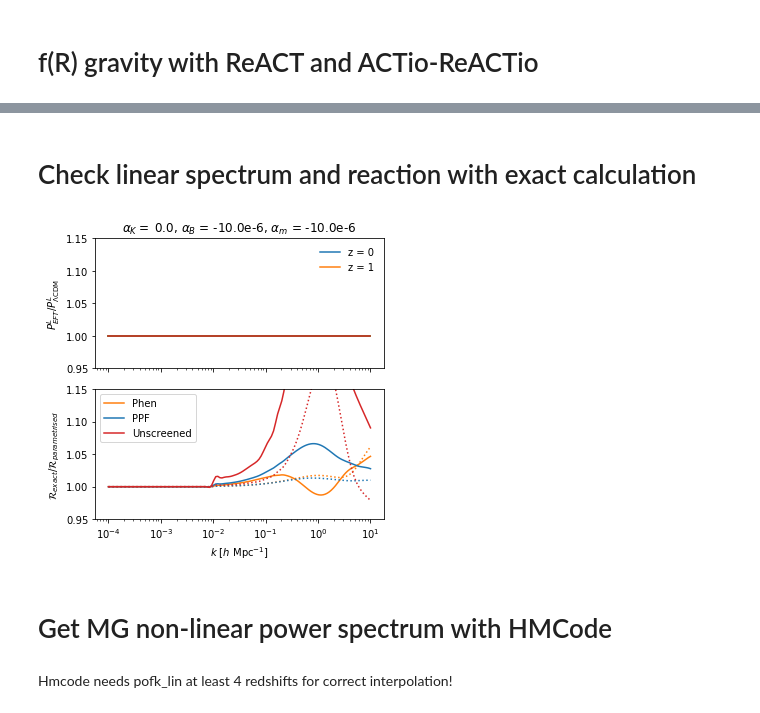
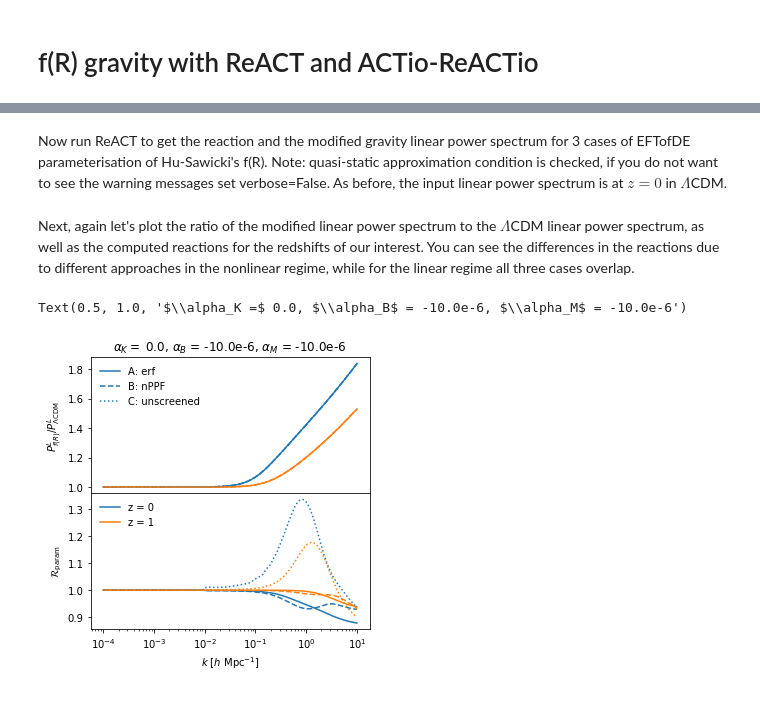
Before and after one commit to nebblu/ACTio-ReACTio, a Jupyter notebook: notebooks/pyreact_demo-fofR.ipynb, the cells around one changed output, grey strips where cells are left out. Drawn from its saved outputs; the diff is of its cells as text; code cells hidden in the pictures.

Commit message:
added in p8 parameter in nPPF and corrected fofr notebook accordingly

```diff
--- a/notebooks/pyreact_demo-fofR.ipynb
+++ b/notebooks/pyreact_demo-fofR.ipynb
@@ -21,7 +24,6 @@ A_s = 2.1e-9
 m_nu = 0.0
 w0 = -1.0
 w_a = 0.0
-Omega_m = Omega_c+Omega_b
 
 p = camb.CAMBparams(WantTransfer=True,
                     Want_CMB=False, Want_CMB_lensing=False, DoLensing=False,
@@ -33,7 +35,6 @@ p.set_cosmology(H0=h*100, ombh2=Omega_b*h**2, omch2=Omega_c*h**2, omk=0, mnu=m_n
 p.set_initial_power(camb.initialpower.InitialPowerLaw(As=A_s, ns=n_s))
 p.set_dark_energy(w=w0,wa=w_a)
 
-#print(np.linspace(0.0, 10.0, 64, endpoint=True)[::-1])
 p.set_matter_power(redshifts=np.linspace(0.0, 1.0, 4, endpoint=True)[::-1],
                    kmax=10.0, nonlinear=False)
 
@@ -165,23 +170,23 @@ c0 = 0.
 extraparsA[12] = c0
 extraparsB[12] = c0
 extraparsC[12] = c0
+# %% [markdown]
+Now run ReACT to get the reaction and the modified gravity linear power spectrum for 3 cases of EFTofDE parameterisation of Hu-Sawicki's f(R). Note: quasi-static approximation condition is checked, if you do not want to see the warning messages set verbose=False. As before, the input linear power spectrum is at $z=0$ in $\Lambda$CDM.
 # %%
 RA, pofk_lin_EFT_reactA,sigma_8_EFTA, pseudoA = react.compute_reaction_ext(
                                 h, n_s, Omega_m, Omega_b, sigma_8, z_react, k_lin, pofk_lin_camb[0], mymodelA,
                                 extraparsA,
                                 is_transfer=False, mass_loop=massloop,
-                                verbose=True)
+                                verbose=False)
 
 RB, pofk_lin_EFT_reactB,sigma_8_EFTB, pseudoB = react.compute_reaction_ext(
                                 h, n_s, Omega_m, Omega_b, sigma_8, z_react, k_lin, pofk_lin_camb[0], mymodelB,
                                 extraparsB,
                                 is_transfer=False, mass_loop=massloop,
-                                verbose=True)
+                                verbose=False)
 
 RC, pofk_lin_EFT_reactC,sigma_8_EFTC, pseudoC = react.compute_reaction_ext(
                                 h, n_s, Omega_m, Omega_b, sigma_8, z_react, k_lin, pofk_lin_camb[0], mymodelC,
                                 extraparsC,
                                 is_transfer=False, mass_loop=massloop,
-                                verbose=True)
+                                verbose=False)
-# %% [markdown]
-# Check linear spectrum and reaction with exact calculation
@@ -188,31 +200,30 @@ RC, pofk_lin_EFT_reactC,sigma_8_EFTC, pseudoC = react.compute_reaction_ext(
+# %% [markdown]
+Next, again let's plot the ratio of the modified linear power spectrum to the  $\Lambda$CDM linear power spectrum, as well as the computed reactions for the redshifts of our interest. You can see the differences in the reactions due to different approaches in the nonlinear regime, while for the linear regime all three cases overlap.
 # %%
 fig, ax = plt.subplots(2, 1, sharex=True, figsize=(5, 5))
 fig.subplots_adjust(hspace=0)
-ax[0].semilogx(k_lin, pofk_lin_EFT_reactA[0]/pofk_lin_MG_react[0], label="z = 0")
-ax[0].semilogx(k_lin, pofk_lin_EFT_reactA[-1]/pofk_lin_MG_react[-1], label="z = 1")
-ax[0].semilogx(k_lin, pofk_lin_EFT_reactB[0]/pofk_lin_MG_react[0])
-ax[0].semilogx(k_lin, pofk_lin_EFT_reactB[-1]/pofk_lin_MG_react[-1])
 
-ax[1].semilogx(k_lin, RA[0]/R[0], color='tab:orange',label='Phen')
-ax[1].semilogx(k_lin, RA[-1]/R[-1], color='tab:orange',linestyle='dotted')
-ax[1].semilogx(k_lin, RB[0]/R[0], color='tab:blue',label='PPF')
-ax[1].semilogx(k_lin, RB[-1]/R[-1], color='tab:blue',linestyle='dotted')
-ax[1].semilogx(k_lin, RC[0]/R[0], color='tab:red',label='Unscreened')
-ax[1].semilogx(k_lin, RC[-1]/R[-1], color='tab:red',linestyle='dotted')
+ax[0].semilogx(k_lin, pofk_lin_EFT_reactA[0]/pofk_lin_camb[0], color="tab:blue", label="A: erf")
+ax[0].semilogx(k_lin, pofk_lin_EFT_reactA[-1]/pofk_lin_camb[-1], color="tab:orange")
+ax[0].semilogx(k_lin, pofk_lin_EFT_reactB[0]/pofk_lin_camb[0], color="tab:blue", linestyle="--", label="B: nPPF")
+ax[0].semilogx(k_lin, pofk_lin_EFT_reactB[-1]/pofk_lin_camb[-1], color="tab:orange", linestyle="--")
+ax[0].semilogx(k_lin, pofk_lin_EFT_reactC[0]/pofk_lin_camb[0], color="tab:blue", linestyle="dotted", label="C: unscreened")
+ax[0].semilogx(k_lin, pofk_lin_EFT_reactC[-1]/pofk_lin_camb[-1], color="tab:orange", linestyle="dotted")
 
+ax[1].semilogx(k_lin, RA[0], label="z = 0", color="tab:blue")
+ax[1].semilogx(k_lin, RA[-1], label="z = 1", color="tab:orange")
+ax[1].semilogx(k_lin, RB[0], linestyle="--", color="tab:blue")
+ax[1].semilogx(k_lin, RB[-1], linestyle="--", color="tab:orange")
+ax[1].semilogx(k_lin, RC[0], linestyle="dotted", color="tab:blue")
+ax[1].semilogx(k_lin, RC[-1],linestyle="dotted", color="tab:orange")
 
-ax[1].legend(loc='best')
-ax[0].set_ylim(0.95, 1.15)
-ax[1].set_ylim(0.95, 1.15)
 ax[0].legend(frameon=False)
-ax[0].set_ylabel("$P^{L}_{EFT}/P^{L}_{\Lambda \mathrm{CDM}}$")
-ax[1].set_ylabel("$\mathcal{R}_{exact}/\mathcal{R}_{parametrised}$")
+ax[1].legend(frameon=False)
+
+ax[0].set_ylabel("$P^{L}_{f(R)}/P^{L}_{\Lambda \mathrm{CDM}}$")
+ax[1].set_ylabel("$\mathcal{R}_\mathrm{param}$")
 ax[1].set_xlabel("$k$ [$h$ Mpc$^{-1}$]")
-ax[0].set_title("$\\alpha_K =$ {}, $\\alpha_B$ = {}e-6, $\\alpha_m$ = {}e-6".format(round(extraparsA[0], 2),round(extraparsA[1]*10**6, 2), round(extraparsA[2]*10**6, 2)))
-fig.tight_layout()
+ax[0].set_title("$\\alpha_K =$ {}, $\\alpha_B$ = {}e-6, $\\alpha_M$ = {}e-6".format(round(extraparsA[0], 2),round(extraparsA[1]*10**6, 2), round(extraparsA[2]*10**6, 2)))
 # %% [output]
+Text(0.5, 1.0, '$\\alpha_K =$ 0.0, $\\alpha_B$ = -10.0e-6, $\\alpha_M$ = -10.0e-6')
-[figure, old version]
+[figure, new version]
-# %% [markdown]
-# Get MG non-linear power spectrum with HMCode
-# %% [markdown]
-Hmcode needs pofk_lin at least 4 redshifts for correct interpolation!
```
Also changed, not shown: parts of 27 cells of this notebook, 1 other file.
